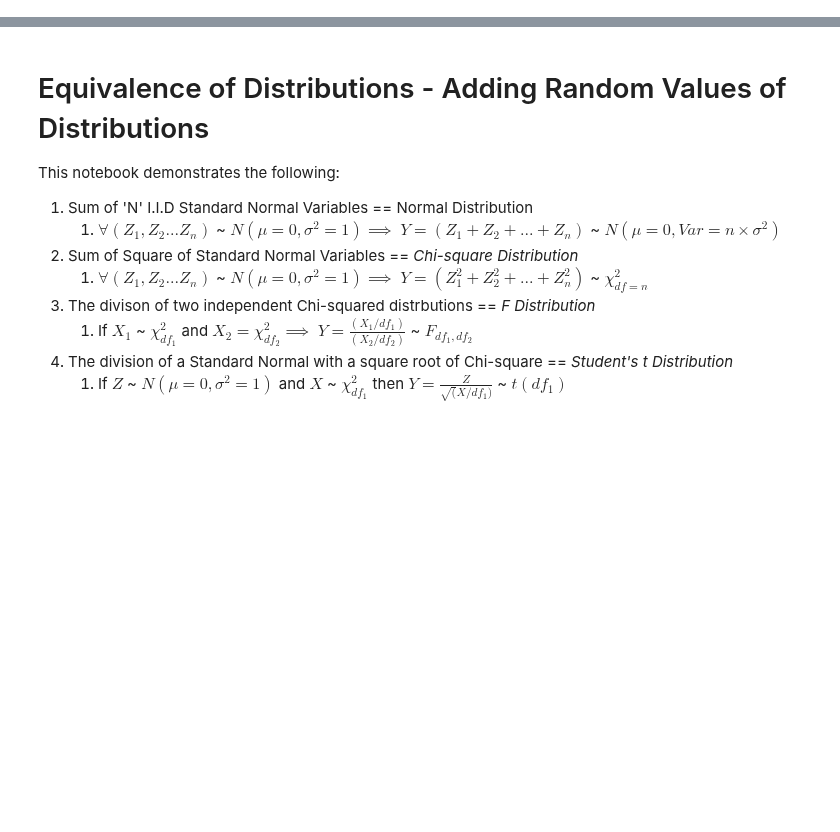
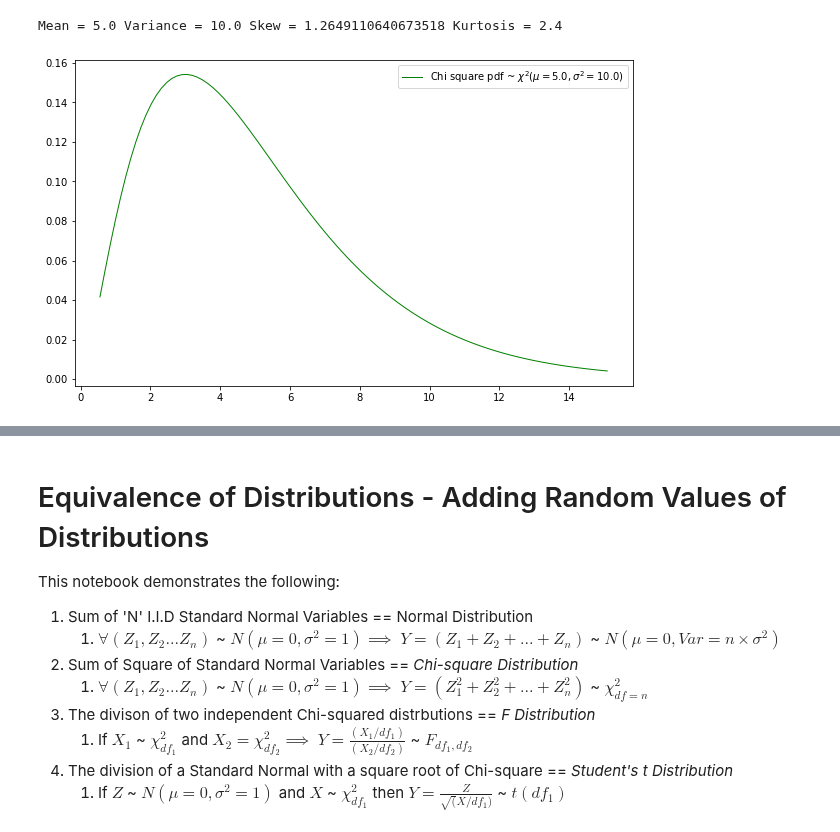
Before and after one commit to talktokalyan/Kalyan-Jupyter-Notebooks, a Jupyter notebook: IE-1.ipynb, the cells around one changed output, grey strips where cells are left out. Saved outputs shown, nothing was run; the diff lists cells and outputs as text; code cells hidden in the pictures; blank space fills up the shorter version.

```diff
--- a/IE-1.ipynb
+++ b/IE-1.ipynb
@@ -0,0 +32,14 @@
+# %%
+# CHI Square
+chi2_dist = spstats.chi2(df=5)
+chi2_mean, chi2_var, chi2_skew, chi2_kurt = chi2_dist.stats(moments="mvsk")
+print('Mean =', chi2_mean, 'Variance =', chi2_var, 'Skew =' , chi2_skew, 'Kurtosis =', chi2_kurt )
+chi2_grid = np.linspace(chi2_dist.ppf(0.01),chi2_dist.ppf(0.99), 100) # Prepare the x-axis values as percent point values (percentiles)
+
+fig1, ax1 = plt.subplots(1,1)
+ax1.plot(chi2_grid, chi2_dist.pdf(chi2_grid), 'k-', lw=1, label ='Chi square pdf ~ $\chi^2(\mu={},\sigma^2={})$'. format(chi2_mean, chi2_var), color='green')
+ax1.legend(loc='best', frameon=True)
+fig1.show()
+# %% [output]
+Mean = 5.0 Variance = 10.0 Skew = 1.2649110640673518 Kurtosis = 2.4
+[figure, added]
```
Also changed, not shown: parts of 7 cells of this notebook, 1 other file.
